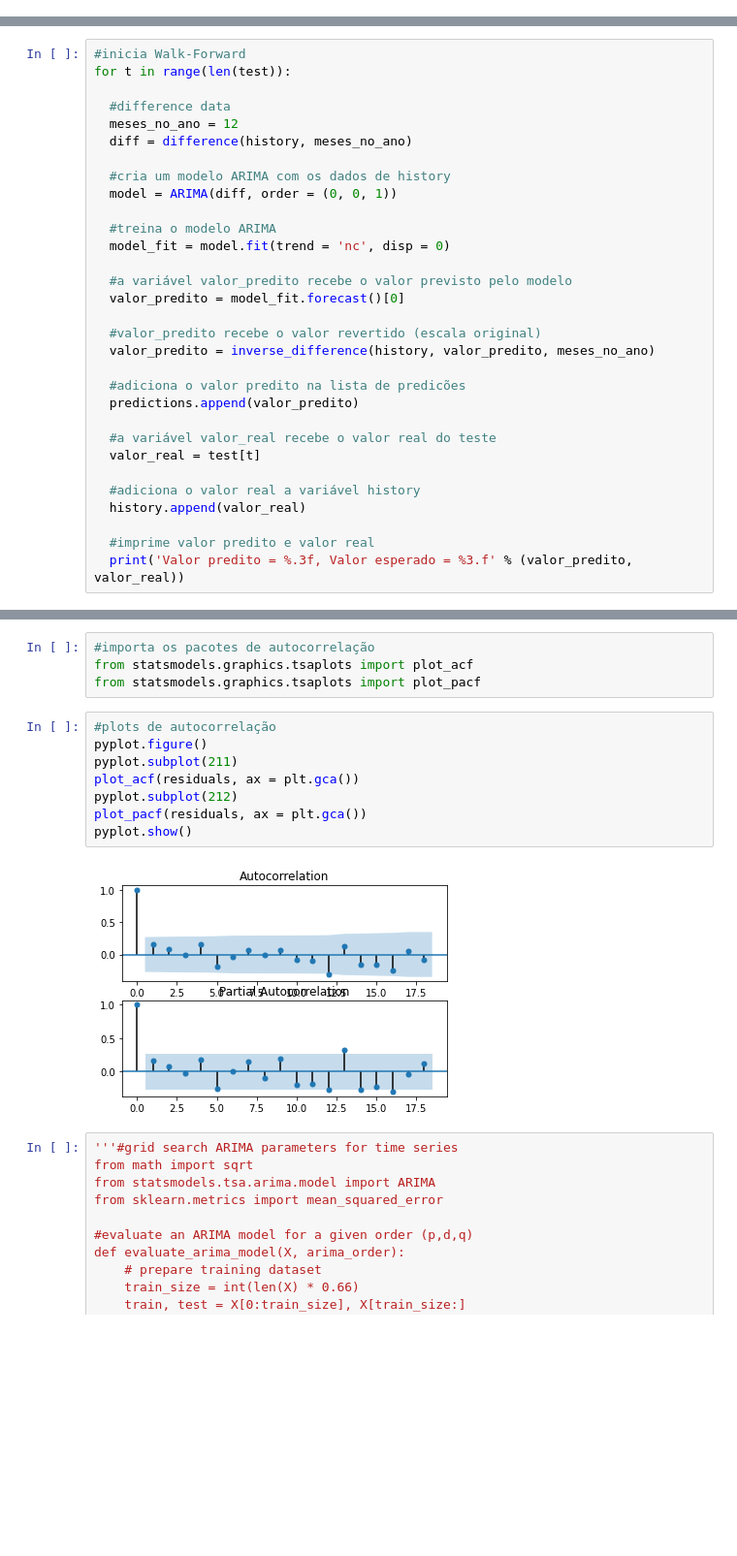
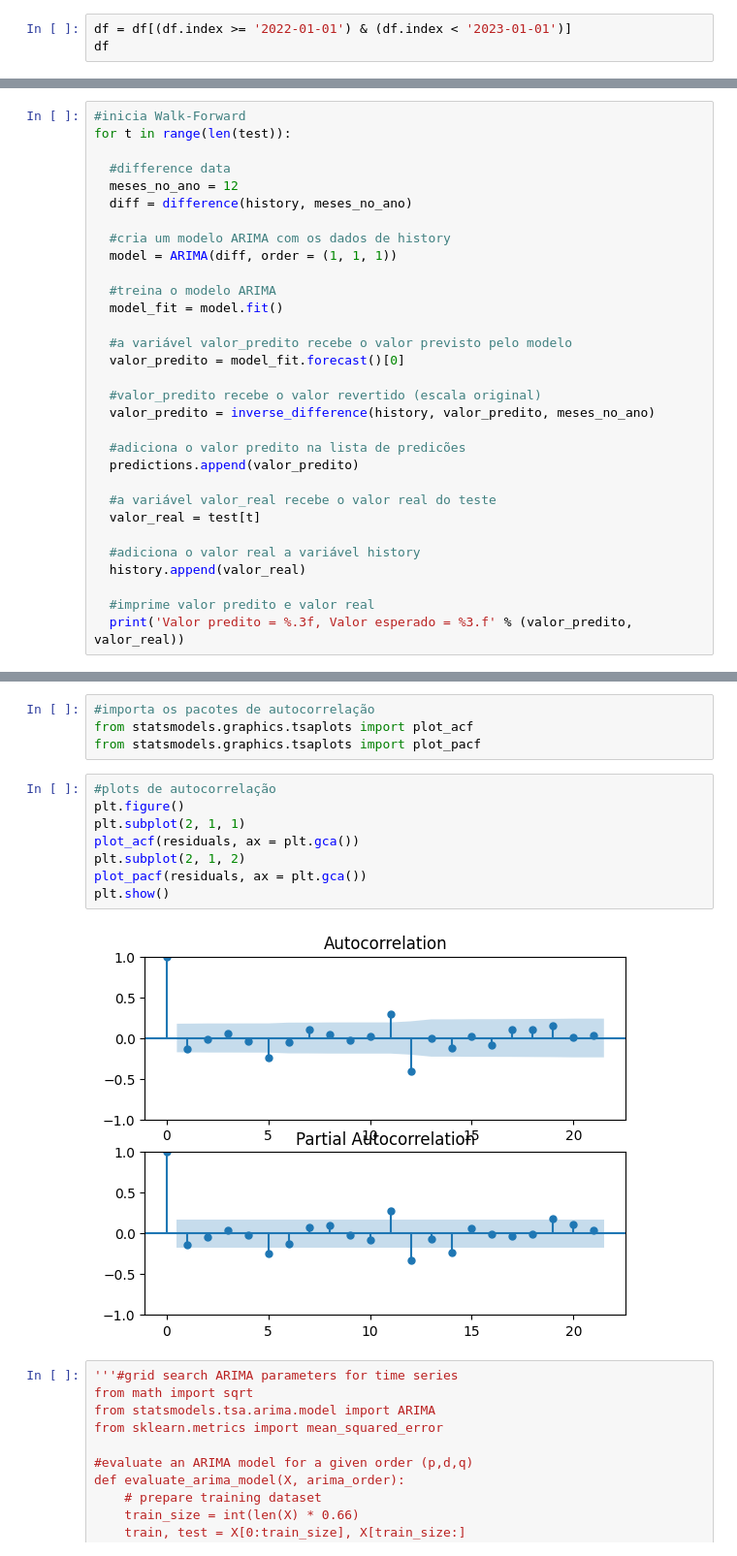
Before and after one commit to jorgeplatero/postech_techchallenge_fase_2, a Jupyter notebook: notebook.ipynb, the cells around one changed output, grey strips where cells are left out. Shown at 97% size. Saved outputs shown, nothing was run; the diff lists cells and outputs as text; blank space fills up the shorter version.

```diff
--- a/notebook.ipynb
+++ b/notebook.ipynb
@@ -363,3 +363,6 @@ O modelo arima contém alguns parâmetros
 *   **p:** O número de lags que foram devem ser incluídos no modelo.
 *   **d:** O número de vezes que as observações serão diferenciadas.
 *   **q:** O tamanho de uma janela de média móvel. Também chamada de ordem de média móvel.
+# %%
+df = df[(df.index >= '2022-01-01') & (df.index < '2023-01-01')]
+df
@@ -480,10 +498,10 @@ for t in range(len(test)):
   diff = difference(history, meses_no_ano)
 
   #cria um modelo ARIMA com os dados de history
-  model = ARIMA(diff, order = (0, 0, 1))
+  model = ARIMA(diff, order = (1, 1, 1))
 
   #treina o modelo ARIMA
-  model_fit = model.fit(trend = 'nc', disp = 0)
+  model_fit = model.fit()
 
   #a variável valor_predito recebe o valor previsto pelo modelo
   valor_predito = model_fit.forecast()[0]
@@ -580,14 +614,14 @@ from statsmodels.graphics.tsaplots import plot_acf
 from statsmodels.graphics.tsaplots import plot_pacf
 # %%
 #plots de autocorrelação
-pyplot.figure()
-pyplot.subplot(211)
+plt.figure()
+plt.subplot(2, 1, 1)
 plot_acf(residuals, ax = plt.gca())
-pyplot.subplot(212)
+plt.subplot(2, 1, 2)
 plot_pacf(residuals, ax = plt.gca())
-pyplot.show()
+plt.show()
 # %% [output]
-[figure, old version]
+[figure, new version]
 # %%
 '''#grid search ARIMA parameters for time series
 from math import sqrt
```
Also changed, not shown: parts of 14 cells of this notebook.
